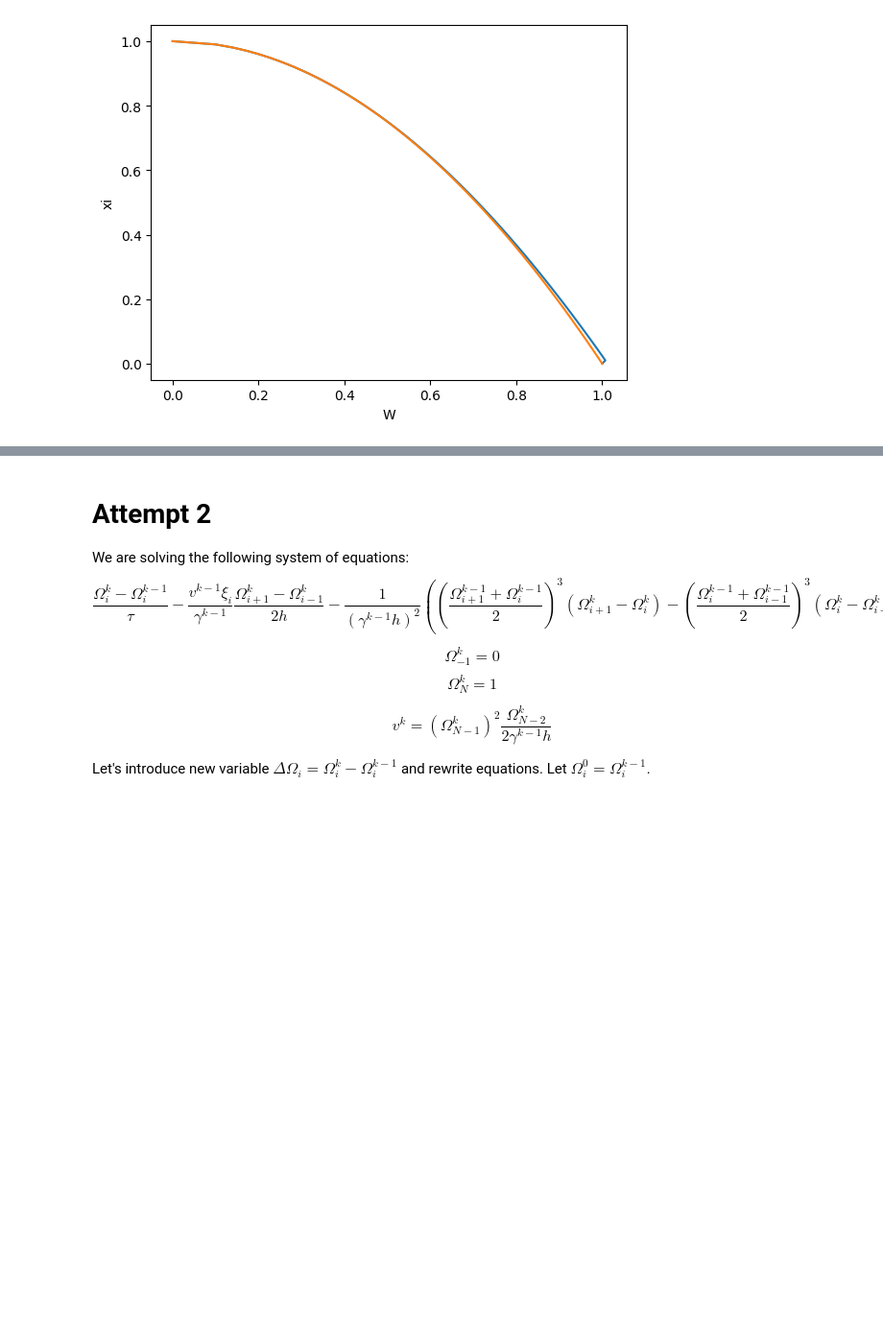
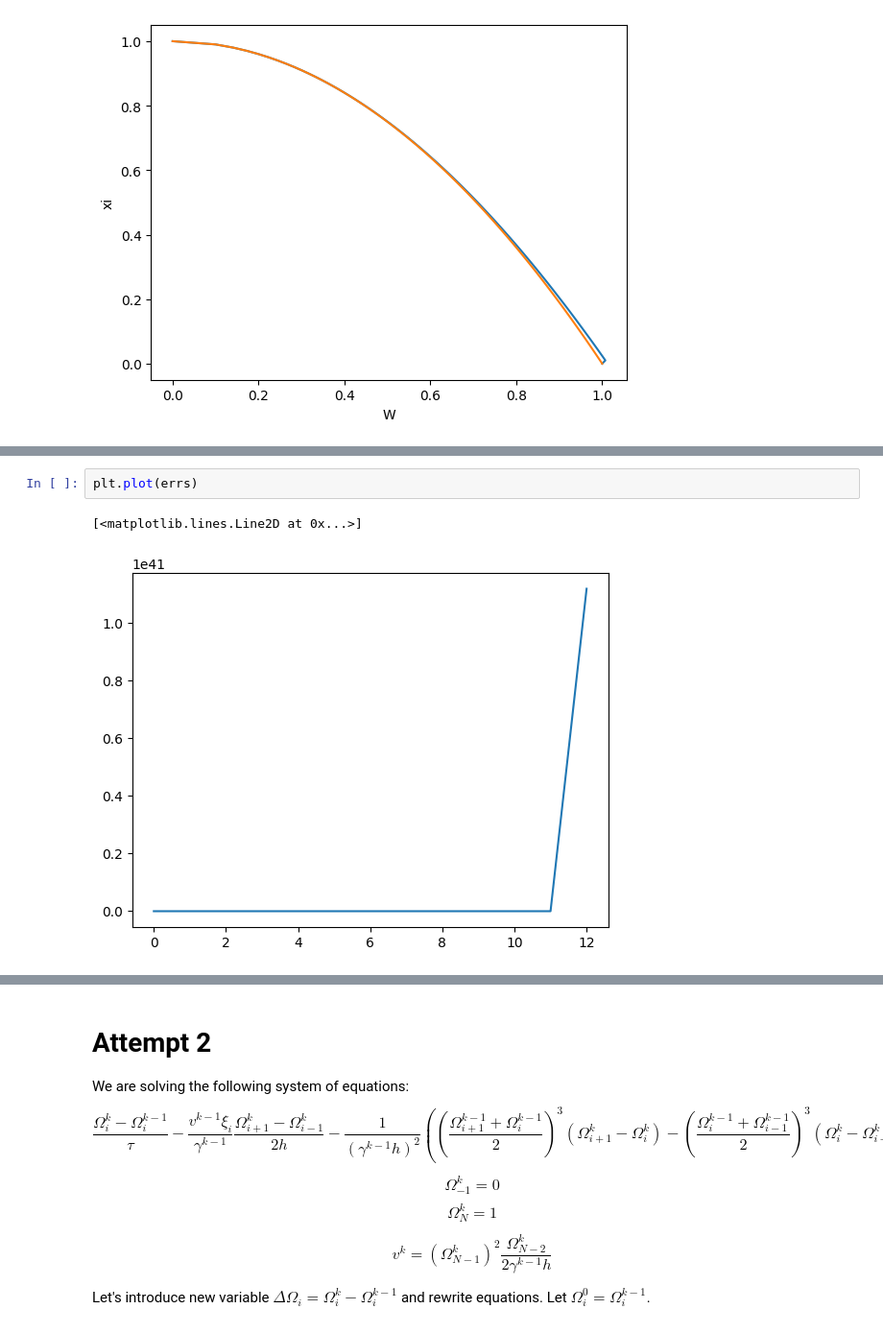
Before and after one commit to dashadem/CO2lovers, a Jupyter notebook: nonlinear.ipynb, the cells around one changed output, grey strips where cells are left out. Shown at 96% size. Drawn from its saved outputs; the diff is of its cells as text; blank space fills up the shorter version.

```diff
--- a/nonlinear.ipynb
+++ b/nonlinear.ipynb
@@ -95,0 +200,5 @@ Text(0, 0.5, 'xi')
+# %%
+plt.plot(errs)
+# %% [output]
+[<matplotlib.lines.Line2D at 0x...>]
+[figure, added]
```
Also changed, not shown: parts of 23 cells of this notebook.
